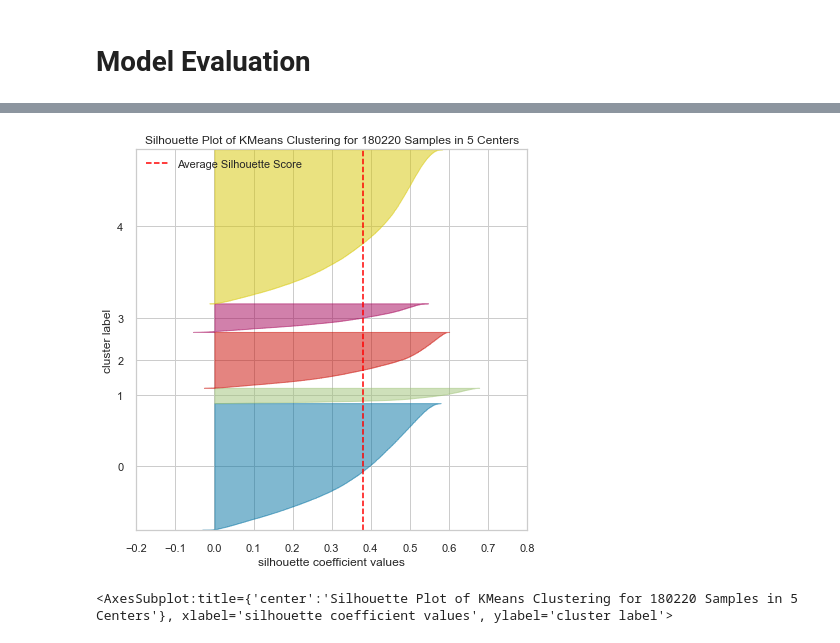
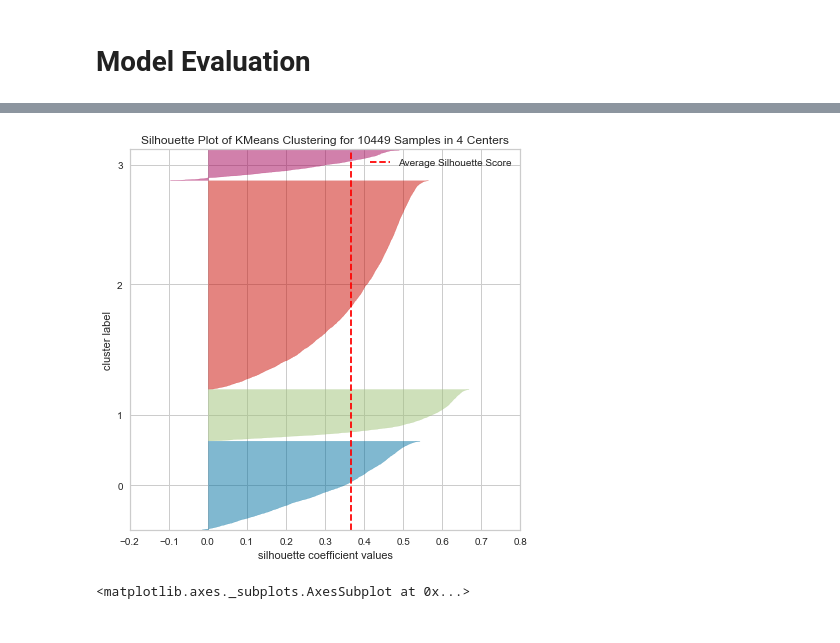
Before and after one commit to Neri-kun/Licenta, a Jupyter notebook: song_recommendation_system.ipynb, the cells around one changed output, grey strips where cells are left out. Cells and saved outputs as stored; diff of their text form; code cells hidden in the pictures.

```diff
--- a/song_recommendation_system.ipynb
+++ b/song_recommendation_system.ipynb
@@ -341,18 +104,18 @@ calinski_harabasz(data)
 # Model Training
 # %%
 def train(df_train):
-    #n = 1
-    #for _ in range(n):
+    n = 1
+    for _ in range(n):
         # train_df, test_df = train_test_split(df_train)
-    km = KMeans(
-            n_clusters=6, init='k-means++',
+        km = KMeans(
+            n_clusters=4, init='random',
             n_init=10, max_iter=1000,
             tol=1e-04, random_state=0
-         )
-    y_km = km.fit(df_train)
+        )
+        y_km = km.fit(df_train)
         # km.labels_
         # km.predict(test_df)
-    return y_km
+    return km
 
 def k_mean_distance(center_coordinates, data_coordiantes):
     summ=0
@@ -360,7 +123,7 @@ def k_mean_distance(center_coordinates, data_coordiantes):
     for i in range(len(center_coordinates)):
         summ+=(center_coordinates[i]-data_coordiantes[i])**2
         mag+=(data_coordiantes[i])**2
-    return (summ)**0.5
+    return (summ)*0.5
 # %%
 km = train(data)
 data = pd.DataFrame(data)
@@ -371,6 +134,5 @@ data['name'] = df.name
 data['preview'] = df.preview
 data['popularity'] = df.popularity
 data['type'] = df.label
-data['lyrics'] = df.lyrics
 data.head()
 # %% [output]
@@ -547,11 +207,0 @@ Name: label, Length: 180220, dtype: int32
-# %%
-X_train, X_test, y_train, y_test = train_test_split(
-        X, Y, test_size=0.2, shuffle=False)
-knn = KNeighborsClassifier(n_neighbors=25)
-knn.fit(X_train, y_train)
-y_pred = knn.predict(X_test)
-cnf_matrix = confusion_matrix(y_test, y_pred)
-df_cm = pd.DataFrame(cnf_matrix, range(6), range(6))
-sns.set(font_scale=1.4)  # for label size
-sns.heatmap(df_cm, annot=True, annot_kws={"size": 16}, fmt='g')  # font size
-plt.show()
@@ -573,10 +208,12 @@ plt.show()
+# %%
+data_eval = data.iloc[:,0:7]
 # %%
 from yellowbrick.cluster import SilhouetteVisualizer
-kmeans = KMeans(5, random_state=42) #intitial 4
+kmeans = KMeans(4, random_state=42)
 visualizer = SilhouetteVisualizer(kmeans, colors='yellowbrick')
 plt.figure(figsize = (7,7))
 visualizer.fit(data_eval)        # Fit the data to the visualizer
 visualizer.show()        # Finalize and render the figure
 # %% [output]
-[figure, old version]
+[figure, new version]
-<AxesSubplot:title={'center':'Silhouette Plot of KMeans Clustering for 180220 Samples in 5 Centers'}, xlabel='silhouette coefficient values', ylabel='cluster label'>
+<matplotlib.axes._subplots.AxesSubplot at 0x...>
```
Also changed, not shown: parts of 45 cells of this notebook.
